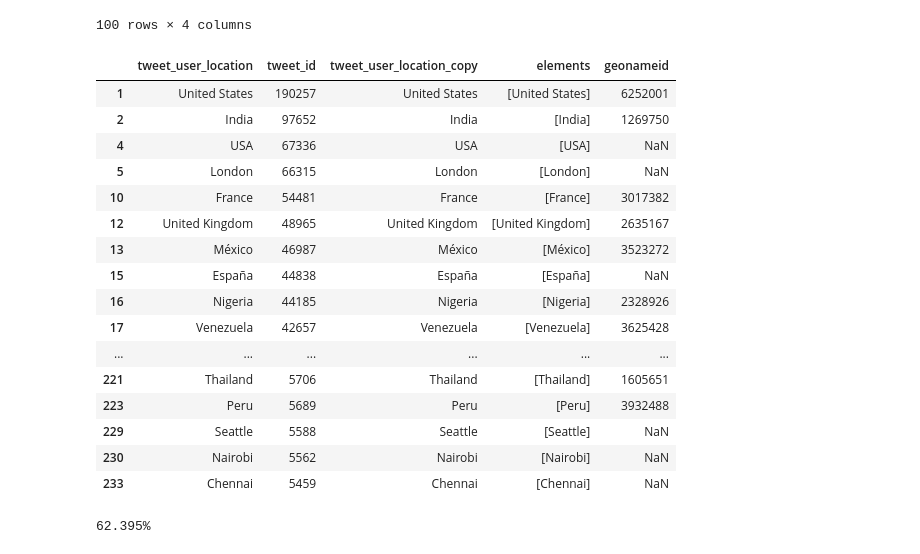
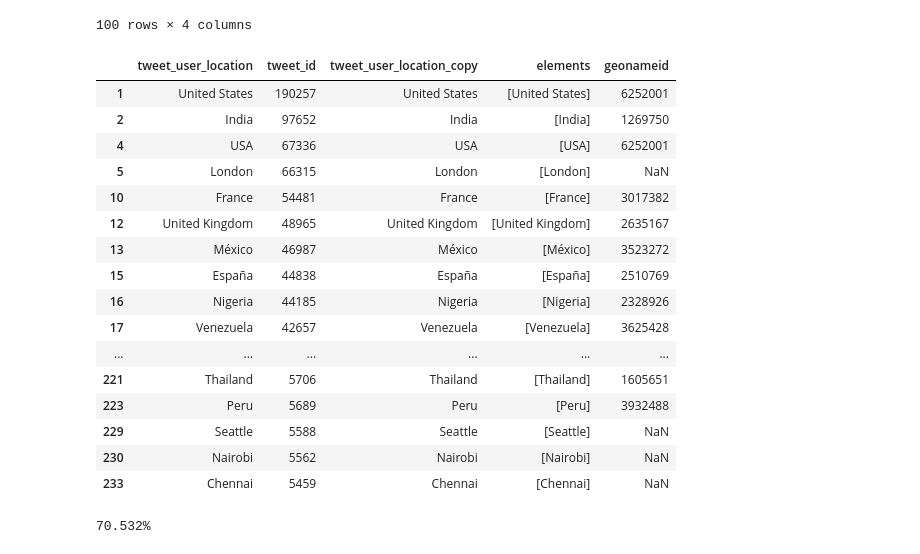
Before and after one commit to chumlab/covid19project, a Jupyter notebook: experimentation.ipynb, the cells around one changed output. Cells and saved outputs as stored; diff of their text form; code cells hidden in the pictures.

```diff
--- a/experimentation.ipynb
+++ b/experimentation.ipynb
@@ -150,3 +163,22 @@ test1
+# %%
+# Add alternative country names (USA, UK, etc.)
+alternative_country_names = {
+    6252001: 'USA',    # United States
+    2510769: 'España', # [Kingdom of] Spain
+    2635167: 'UK',     # United Kingdom
+    1861060: '日本',    # Japan
+}
+
+# new_provinces = admin1_df[admin1_df['code'].str.contains('^CA.')].copy()
+# new_provinces['code'] = new_provinces['code'].map(province_abbr)
+# admin1_df = pd.concat([admin1_df, new_provinces], ignore_index=True)
+# admin1_df[admin1_df['code'].str.contains('^CA.')]
+
+new_countries = pd.DataFrame([], columns=countries_df.columns)
+for geo, alt_name in alternative_country_names.items():
+    alt_country = countries_df[countries_df['geonameid'] == geo].copy()
+    alt_country['Country'] = alt_name
+    countries_df = pd.concat([countries_df, alt_country], ignore_index=True)
 # %% [markdown]
 ## Helper functions
 # %%
@@ -493,25 +510,26 @@ def infer_geonameid(elements):
 
     return np.nan
 # %%
+import numpy as np
 import pandas as pd
-pd.set_option('display.max_rows', None)
-pd.set_option('display.max_columns', None)
-pd.set_option('display.width', None)
-pd.set_option('display.max_colwidth', None)
+pd.set_option('display.max_rows', 100)
+# pd.set_option('display.max_columns', None)
+# pd.set_option('display.width', None)
+# pd.set_option('display.max_colwidth', None)
 
 test_df['geonameid'] = np.nan
 test_df['geonameid'] = test_df['elements'].map(lambda elements: infer_geonameid(elements))
 test_df
 # %% [output]
 |  | tweet_user_location | tweet_id | tweet_user_location_copy | elements | geonameid |
 | 1 | United States | 190257 | United States | [United States] | 6252001 |
 | 2 | India | 97652 | India | [India] | 1269750 |
-| 4 | USA | 67336 | USA | [USA] | NaN |
+| 4 | USA | 67336 | USA | [USA] | 6252001 |
 | 5 | London | 66315 | London | [London] | NaN |
 | 10 | France | 54481 | France | [France] | 3017382 |
 | 12 | United Kingdom | 48965 | United Kingdom | [United Kingdom] | 2635167 |
 | 13 | México | 46987 | México | [México] | 3523272 |
-| 15 | España | 44838 | España | [España] | NaN |
+| 15 | España | 44838 | España | [España] | 2510769 |
 | 16 | Nigeria | 44185 | Nigeria | [Nigeria] | 2328926 |
 | 17 | Venezuela | 42657 | Venezuela | [Venezuela] | 3625428 |
 | ... | ... | ... | ... | ... | ... |
@@ -523,4 +541,4 @@ test_df
 # %%
 print_geonameid_completeness(test_df)
 # %% [output]
-62.395%
+70.532%
```
Also changed, not shown: parts of 4 cells of this notebook.
